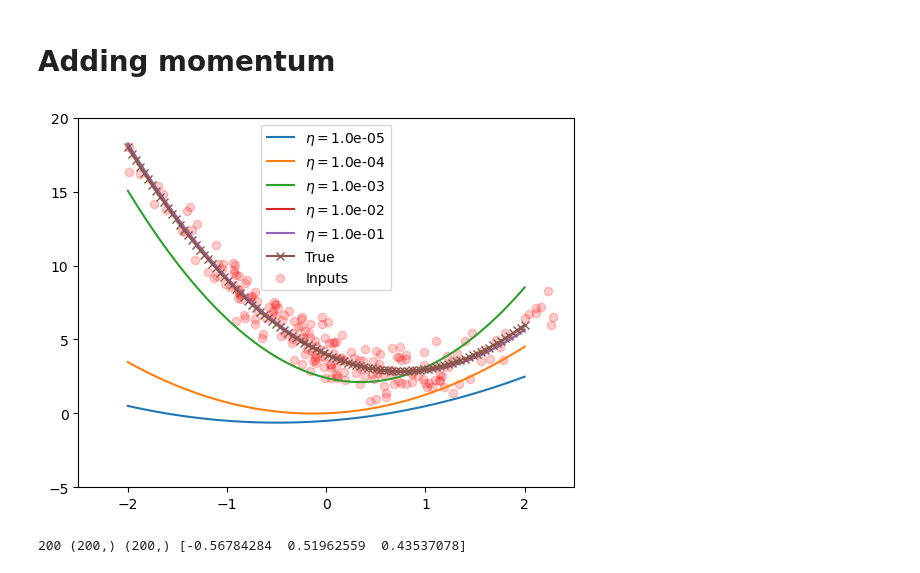
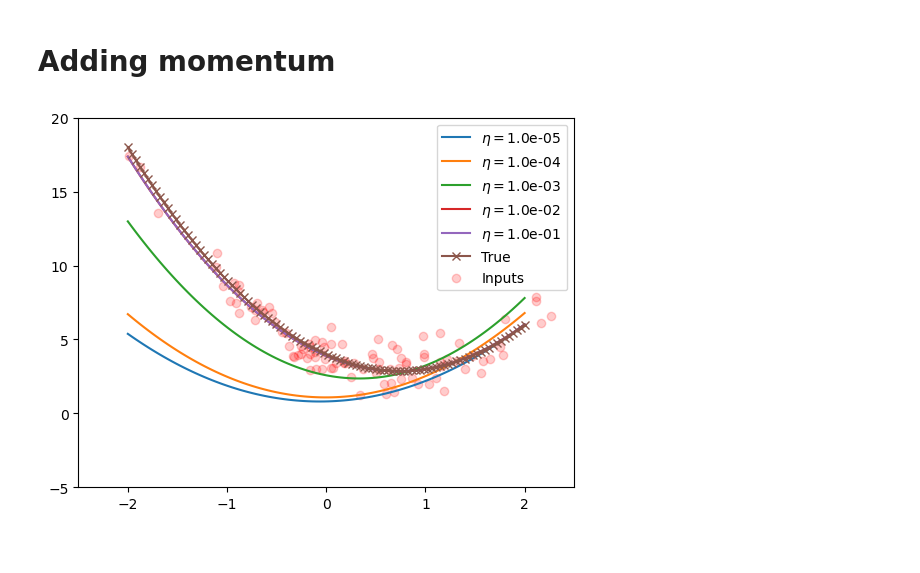
Before and after one commit to augustfe/FYSSTK, a Jupyter notebook: Project2/src/gradient_analysis.ipynb, the cells around one changed output. Cells and saved outputs as stored; diff of their text form; code cells hidden in the pictures.

```diff
--- a/Project2/src/gradient_analysis.ipynb
+++ b/Project2/src/gradient_analysis.ipynb
@@ -32,6 +32,7 @@ theta = snp.random.randn(3)
 xnew = np.linspace(-2, 2, 100)
 
 thetas = []
+errors = []
 base_theta = snp.random.randn(3)
 
 for eta in etas:
@@ -39,6 +40,7 @@ for eta in etas:
     Gradient = Gradients(n, x_vals, y_vals, model="OLS", method="analytic", scheduler=scheduler)
     theta = Gradient.GradientDescent(base_theta, n_epochs)
     thetas.append(theta)
+    errors.append(Gradient.errors)
 
 for eta, theta in zip(etas, thetas):
     ynew = Gradient.predict(xnew, theta)
@@ -53,14 +55,16 @@ plt.show()
 # %%
 n_points = 75
 theta_arr = snp.zeros((n_points, 3))
+error_arr = snp.zeros((n_points, n_epochs))
 eta_arr = np.logspace(-5, -0.75, n_points)
+
 base_theta = snp.random.randn(3)
-
 for i, eta in enumerate(eta_arr):
     scheduler = Constant(eta)
     Gradient = Gradients(n, x_vals, y_vals, model="OLS", method="analytic", scheduler=scheduler)
     theta = Gradient.GradientDescent(base_theta, n_epochs)
     theta_arr[i, :] = theta
+    error_arr[i, :] = Gradient.errors
 # %%
 def plot_thetas(theta_arr, x_vals, xscale="linear"):
     "Plots the first three values of theta"
@@ -133,34 +169,36 @@ plot_pred_per_eta(xnew, ynew_vals, eta_arr)
 from Schedules import Momentum
 # %%
 n_epochs = 500
-n = 200
+n = 100
 x_vals = snp.random.randn(n)
 y_vals = simple_poly(x_vals) + snp.random.randn(n)
-etas = np.logspace(-5, -1, 5, dtype=np.float64)
+etas = snp.logspace(-5, -1, 5, dtype=np.float64)
 theta = snp.random.randn(3)
 
-xnew = np.linspace(-2, 2, 100)
+xnew = snp.linspace(-2, 2, n)
 
 thetas = []
 base_theta = snp.random.randn(3)
+error_arr = []
 
 for eta in etas:
     scheduler = Momentum(eta, 0.1)
     Gradient = Gradients(n, x_vals, y_vals, model="OLS", method="analytic", scheduler=scheduler)
     theta = Gradient.GradientDescent(base_theta, n_epochs)
     thetas.append(theta)
+    error_arr.append(Gradient.errors)
 
 for eta, theta in zip(etas, thetas):
     ynew = Gradient.predict(xnew, theta)
     plt.plot(xnew, ynew, label=rf"$\eta=${eta:.1e}")
 
 plt.plot(xnew, simple_poly(xnew), "x-", label="True")
 plt.scatter(x_vals, y_vals, color="r", label="Inputs", alpha=0.2)
 plt.ylim(-5, 20)
 plt.xlim(-2.5, 2.5)
 plt.legend()
 plt.show()
 # %% [output]
-[figure, old version]
+[figure, new version]
 # %%
 # n_points = 200
@@ -183,4 +222,0 @@ for i, moment in enumerate(moment_arr):
-# %%
-print(n, x_vals.shape, y_vals.shape, base_theta)
-# %% [output]
-200 (200,) (200,) [-0.56784284  0.51962559  0.43537078]
```
Also changed, not shown: parts of 11 cells of this notebook, 5 other files.
